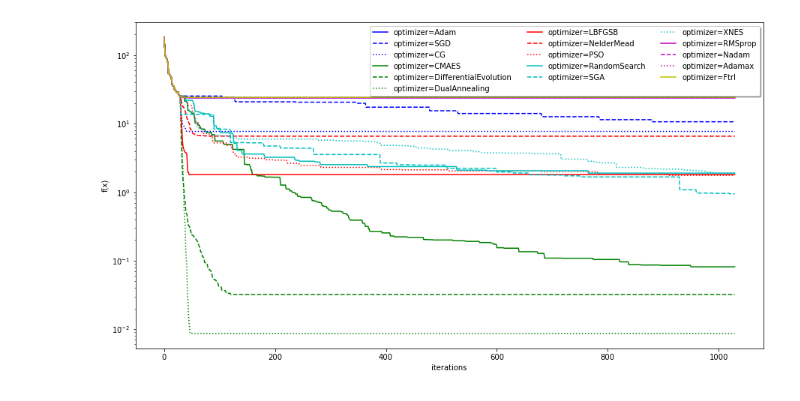
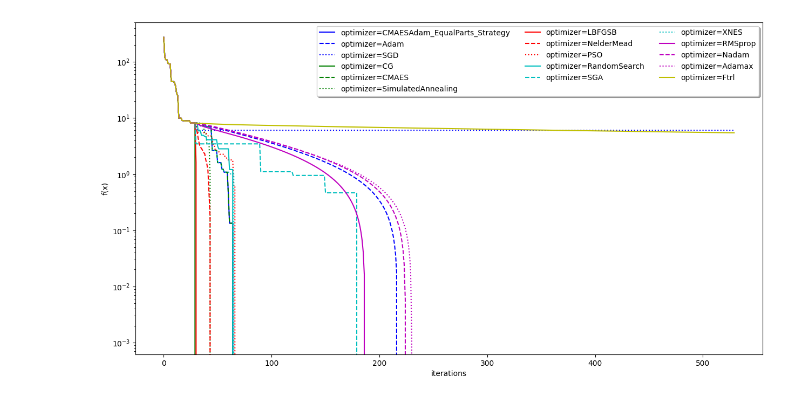
Before and after one commit to bessagroup/f3dasm, a Jupyter notebook: notebooks/pickleload.ipynb, the cells around one changed output. Drawn from its saved outputs; the diff is of its cells as text; code cells hidden in the pictures.

```diff
--- a/notebooks/pickleload.ipynb
+++ b/notebooks/pickleload.ipynb
@@ -12,7 +15,7 @@ from cycler import cycler
 cc = (cycler(color=list('bgrcmyk')) *
       cycler(linestyle=['-', '--', 'dotted']))
 # %%
-i=30
+i=4
 # %%
 files = (os.listdir('./obj'))
 files = [file[:-4] for file in files]
@@ -23,2 +26,2 @@ Griewank_seed1964_dim3
 # %%
-x = f3dasm.read_pickle('./obj/'+files[i])
+results = [f3dasm.read_pickle('./obj/'+files[i]) for i in range(len(files))]
@@ -49,6 +28,6 @@ def calc_mean_std(results):
 # %%
 def plot_results(results, ax):
-    mean_y, std_y = calc_mean_std(results.data)
+    mean_y, std_y = f3dasm.calculate_mean_std(results.data)
 
     ax.plot(mean_y, label=f"optimizer={results.optimizer}")
 
@@ -58,16 +37,16 @@ def plot_results(results, ax):
 # %%
 fig, ax = plt.figure(figsize=(15,8)), plt.axes()
 
 ax.set_xlabel('iterations')
 ax.set_ylabel('f(x)')
 ax.set_yscale('log')
 ax.set_prop_cycle(cc)
 
-for index, res in enumerate(x):
+for index, res in enumerate(results[1]):
     ax = plot_results(res, ax)
 
 leg = ax.legend(loc='upper right', ncol=3, fancybox=True, shadow=True) #bbox_to_anchor=(0.5, 1.05)
 
-fig.savefig(files[i]+'.png', dpi=300)
+# fig.savefig(files[i]+'.png', dpi=300)
 # %% [output]
-[figure, old version]
+[figure, new version]
```
Also changed, not shown: parts of 14 cells of this notebook, 2 other files.
